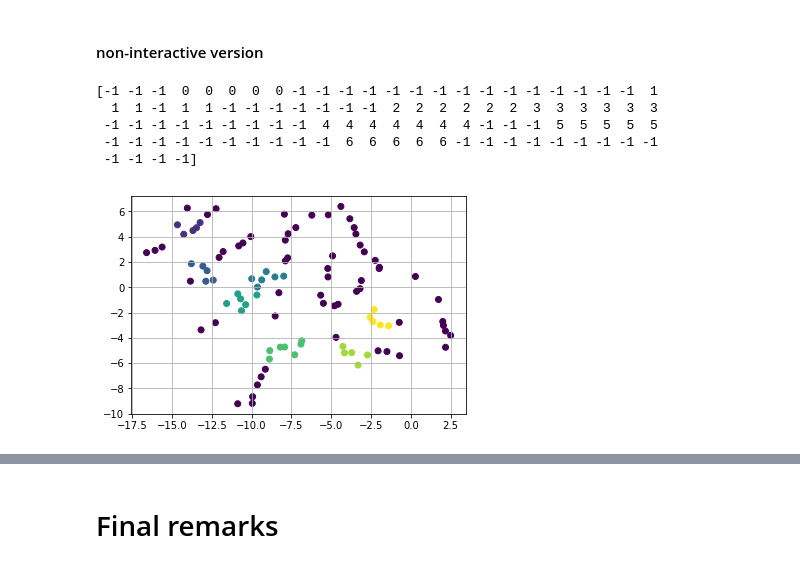
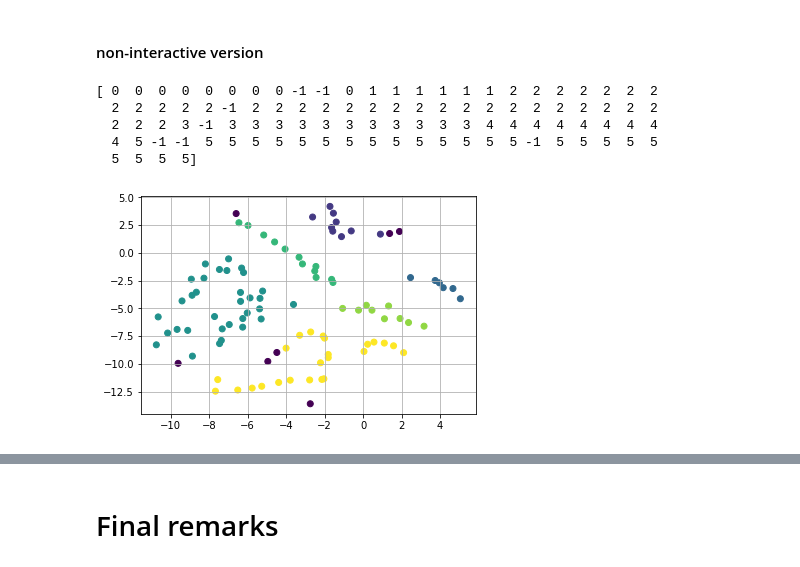
Before and after one commit to WUT-ML/appliedmldays_2018, a Jupyter notebook: notebook_local_precomputed.ipynb, the cells around one changed output, grey strips where cells are left out. Cells and saved outputs as stored; diff of their text form; code cells hidden in the pictures.

```diff
--- a/notebook_local_precomputed.ipynb
+++ b/notebook_local_precomputed.ipynb
@@ -58,7 +63,7 @@ We will need data in two different forms
 
 Simply run the following cell to prepare data
 # %%
-path_template = '/path/to/data/'
+path_template = '/home/kamil/Desktop/epfl/data/'
 images_dict = dict()
 images_matrix = np.zeros([100, 40*256*180])
 i = 0
@@ -365,21 +373,21 @@ If you're reading this message in another frontend (for example, a static render
 # %% [markdown]
 #### non-interactive version
 # %%
-eps=1.2 # manipulate this
+eps=1.9 # manipulate this
 min_samples=5 # manipulate this
 
 tsne = TSNE(n_components=2, n_iter=1000,  perplexity=29)
 tsne_output = tsne.fit_transform(pca_space)
 
 dbscan = DBSCAN(eps=eps, min_samples=min_samples)
 dbscan_output = dbscan.fit_predict(tsne_output)
 plt.scatter(x=tsne_output[:,0], y=tsne_output[:,1], c=dbscan_output)
 plt.grid()
 print(dbscan_output)
 # %% [output]
-[-1 -1 -1  0  0  0  0  0 -1 -1 -1 -1 -1 -1 -1 -1 -1 -1 -1 -1 -1 -1 -1  1
-  1  1 -1  1  1 -1 -1 -1 -1 -1 -1 -1  2  2  2  2  2  2  3  3  3  3  3  3
- -1 -1 -1 -1 -1 -1 -1 -1 -1  4  4  4  4  4  4  4 -1 -1 -1  5  5  5  5  5
- -1 -1 -1 -1 -1 -1 -1 -1 -1 -1  6  6  6  6  6 -1 -1 -1 -1 -1 -1 -1 -1 -1
- -1 -1 -1 -1]
+[ 0  0  0  0  0  0  0  0 -1 -1  0  1  1  1  1  1  1  2  2  2  2  2  2  2
+  2  2  2  2  2 -1  2  2  2  2  2  2  2  2  2  2  2  2  2  2  2  2  2  2
+  2  2  2  3 -1  3  3  3  3  3  3  3  3  3  3  3  4  4  4  4  4  4  4  4
+  4  5 -1 -1  5  5  5  5  5  5  5  5  5  5  5  5  5  5 -1  5  5  5  5  5
+  5  5  5  5]
-[figure, old version]
+[figure, new version]
```
Also changed, not shown: parts of 21 cells of this notebook, 1 other file.
